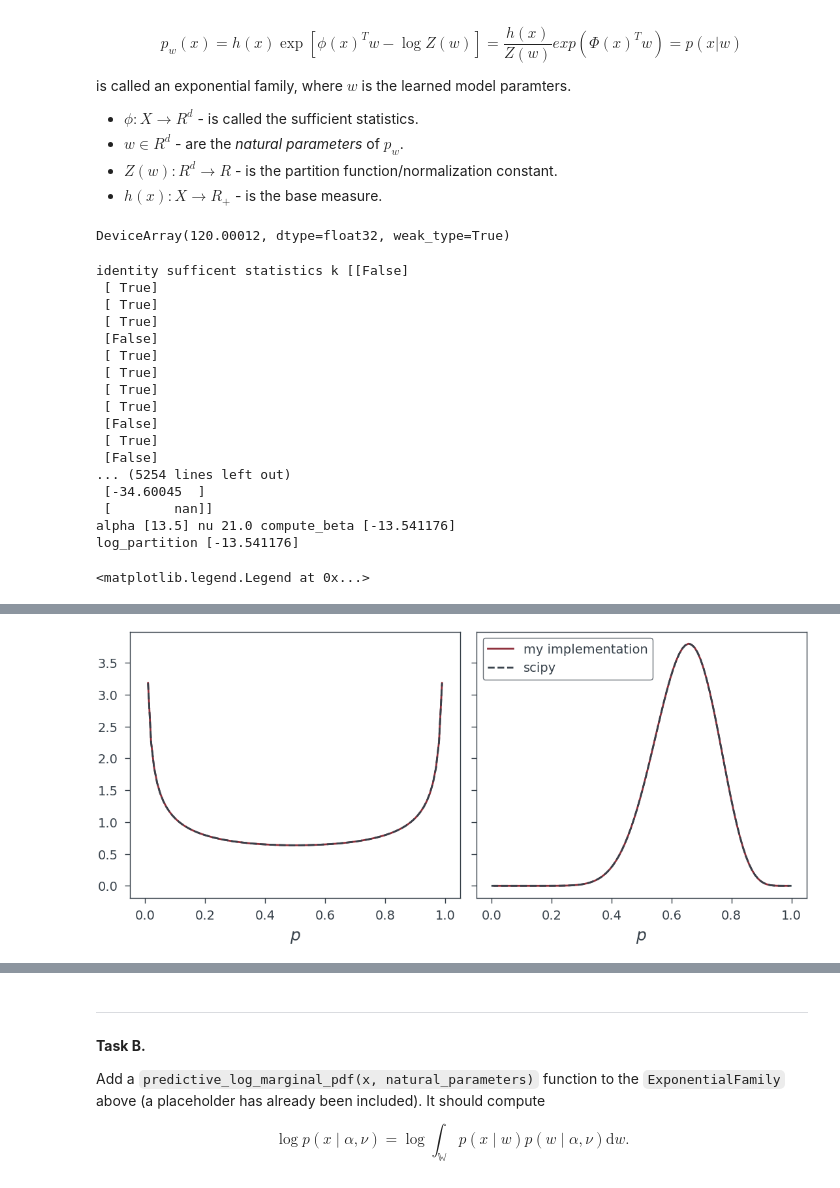
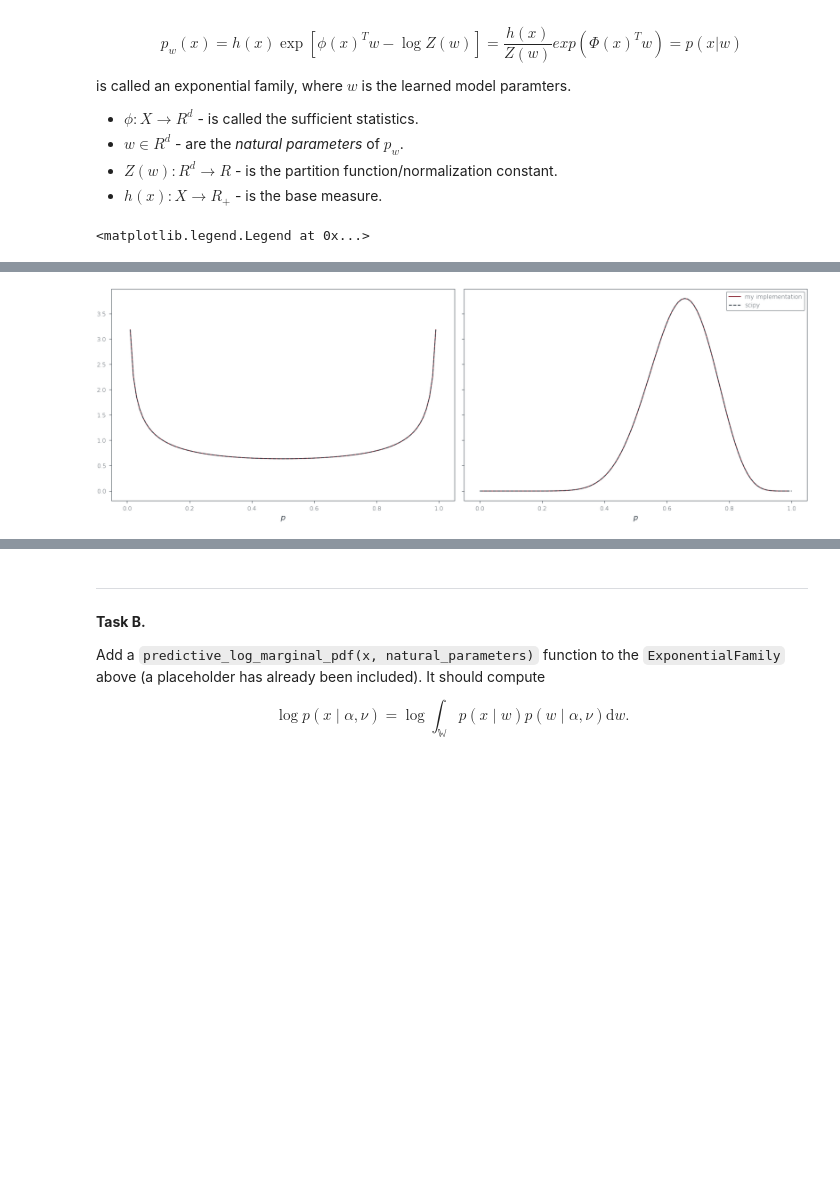
Before and after one commit to Bozcomlekci/PML, a Jupyter notebook: ex3/Ex03.ipynb, the cells around one changed output, grey strips where cells are left out. Saved outputs shown, nothing was run; the diff lists cells and outputs as text; code cells hidden in the pictures; blank space fills up the shorter version.

```diff
--- a/ex3/Ex03.ipynb
+++ b/ex3/Ex03.ipynb
@@ -62,22 +66,15 @@ class ExponentialFamily(abc.ABC):
             = log h(x) + sufficient_statistics(x) @ natural_parameters - log Z(natural_parameters)
             = log base measure + linear term - log partition
         """
-        print("logpdf", "x", x,"parameters", parameters)
         x = jnp.asarray(x)
         log_base_measure = self.log_base_measure(x)
-        print("log_base_measure", log_base_measure)
 
         natural_parameters = self.parameters_to_natural_parameters(parameters)
-        print("Natural_Parameters", natural_parameters)
         linear_term = (
             self.sufficient_statistics(
                 x)[..., None, :] @ natural_parameters[..., None]
         )[..., 0, 0]
-        print("!!! Computing Linear Term x:", x, "sufficient_statistics",
-              self.sufficient_statistics(x), "natural_parameters", natural_parameters)
-        print("linear_term", linear_term)
         log_partition = self.log_partition(parameters)
-        print("log_partition", log_partition)
 
         return log_base_measure + linear_term - log_partition
 
@@ -132,9 +129,7 @@ class ExponentialFamily(abc.ABC):
         prior_natural_parameters = jnp.asarray(prior_natural_parameters)
 
         sufficient_statistics = self.sufficient_statistics(data)
-        #print("posterior_parameters:sufficient_statistics", sufficient_statistics)
         n = sufficient_statistics[..., 0].size
-        #print("posterior_parameters:n", sufficient_statistics)
 
         expected_sufficient_statistics = jnp.sum(
             sufficient_statistics,
@@ -145,7 +140,6 @@ class ExponentialFamily(abc.ABC):
             prior_natural_parameters[:-1],
             prior_natural_parameters[-1],
         )
-        print("alpha_prior", alpha_prior, "nu_prior", nu_prior)
         return jnp.append(alpha_prior + expected_sufficient_statistics, nu_prior + n)
 
 
@@ -159,7 +153,6 @@ class ConjugateFamily(ExponentialFamily):
         the sufficient statistics of the conjugate family are
         the natural parameters and the (negative) log partition function of the likelihood.
         """
-        print("conjugate sufficient_statistics", w, "likelihood", self._likelihood)
         return jnp.append(
             self._likelihood.parameters_to_natural_parameters(w),
             -self._likelihood.log_partition(w),
@@ -270,17 +263,6 @@ is called an exponential family, where $w$ is the learned model paramters.
 * $w \in R^d$ - are the *natural parameters* of $p_w$.
 * $Z(w) : R^d \rightarrow R$ - is the partition function/normalization constant.
 * $h(x): X \rightarrow R_+$ - is the base measure.
-# %%
-import jax.numpy as jnp
-from jax.lax import lgamma
-
-# 10 choose 3
-n=10
-k=3
-
-jnp.exp(lgamma(11.0) - lgamma(4.0) - lgamma(10.0-3.0+1.0))
-# %% [output]
-DeviceArray(120.00012, dtype=float32, weak_type=True)
 # %%
 import jax.numpy as jnp
 from jax.lax import lgamma
@@ -361,9 +336,6 @@ posterior_natural_parameters = likelihood.posterior_parameters(
     prior_natural_parameters,
     data,
 )
-print("data.shape", data.shape)
-print("prior_natural_parameters", prior_natural_parameters)
-print("posterior_natural_parameters", posterior_natural_parameters)
 
 # A: Check your implementation of the conjugate prior is correctly normalized:
 import scipy.integrate
@@ -384,10 +356,10 @@ np.testing.assert_allclose(
     err_msg="The conjugate prior is not correctly normalized.",
 )
 
-print("The conjugate prior is correctly normalized.")
 
 # B: check your log pdf against the scipy implementation:
 fig, axs = plt.subplots(1,2, sharex=True, sharey=True)
+fig.set_size_inches(12, 4)
 plt_ps = np.linspace(0.0, 1.0, 100)
 
 # first for the prior:
@@ -421,21 +393,4 @@ axs[1].plot(plt_ps, jax.scipy.stats.beta.pdf(plt_ps, a + data.sum(), b + data.si
 axs[1].set_xlabel(r"$p$")
 axs[1].legend()
 # %% [output]
-identity sufficent statistics k [[False]
- [ True]
- [ True]
- [ True]
- [False]
- [ True]
- [ True]
- [ True]
- [ True]
- [False]
- [ True]
- [False]
-... (5254 lines left out)
- [-34.60045  ]
- [        nan]]
-alpha [13.5] nu 21.0 compute_beta [-13.541176]
-log_partition [-13.541176]
+<matplotlib.legend.Legend at 0x...>
-<matplotlib.legend.Legend at 0x...>
@@ -459 +397 @@ WARNING:matplotlib.font_manager:findfont: Generic family 'sans-serif' not found
-[figure, old version]
+[figure, new version]
```
Also changed, not shown: parts of 6 cells of this notebook.
